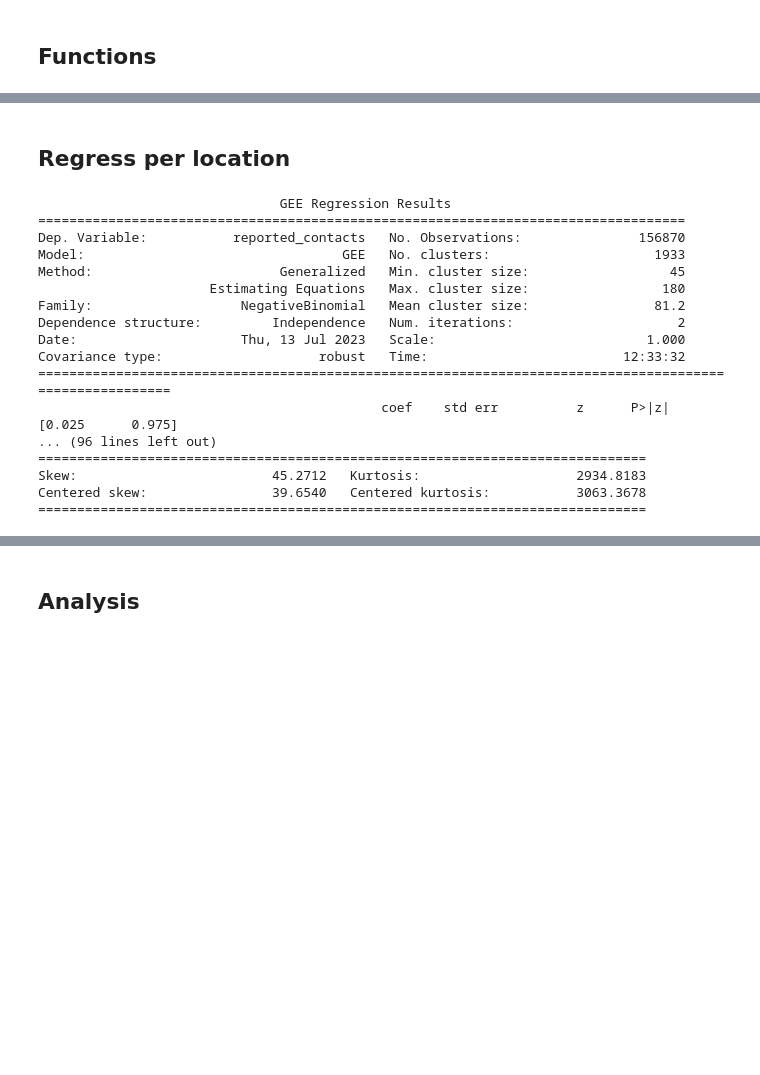
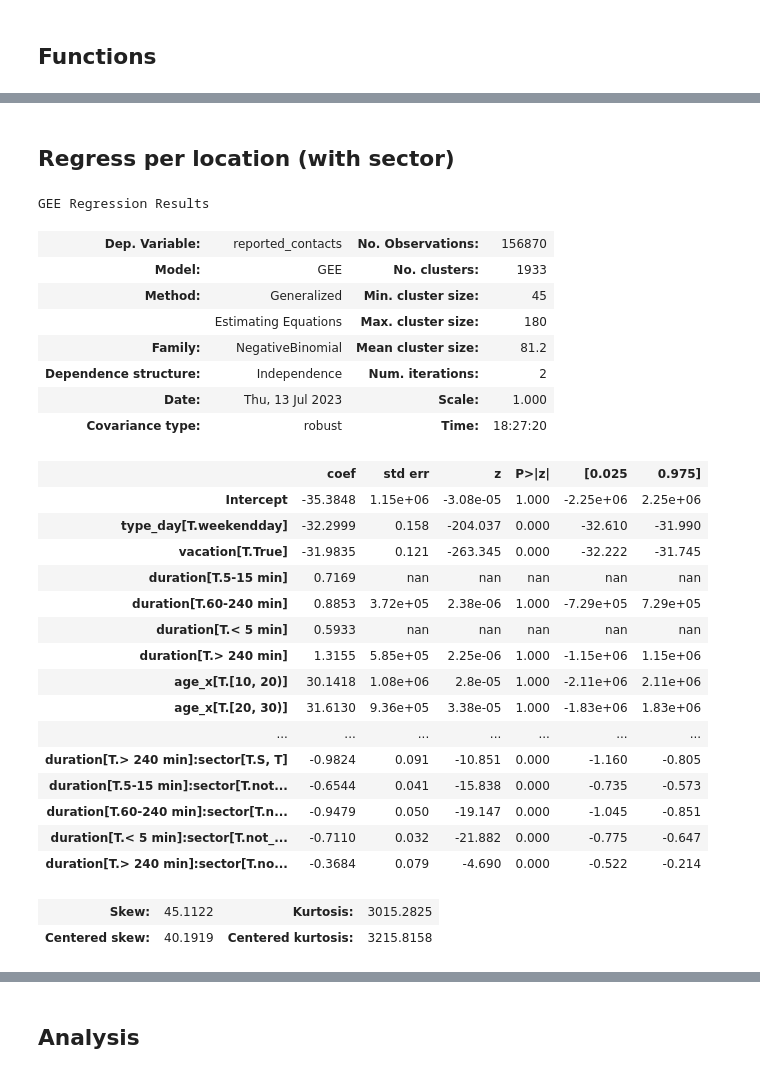
Before and after one commit to twallema/pyIEEM, a Jupyter notebook: data/raw/epi/contacts/matrices/FR/format_contacts.ipynb, the cells around one changed output, grey strips where cells are left out. Cells and saved outputs as stored; diff of their text form; code cells hidden in the pictures; blank space fills up the shorter version.

```diff
--- a/data/raw/epi/contacts/matrices/FR/format_contacts.ipynb
+++ b/data/raw/epi/contacts/matrices/FR/format_contacts.ipynb
@@ -153,17 +211,13 @@ plt.close()
 # %% [markdown]
-## Regress per location
+## Regress per location (with sector)
 # %%
 location = 'SPC'
 
+pure_effects = 'reported_contacts ~ type_day + vacation + duration + age_x + age_y + sex + professional_situation +'
+mixed_effects = 'age_x*age_y + type_day*vacation + duration*type_day + duration*vacation + duration*age_x + '
 formula = {
-    'home': 'reported_contacts ~ type_day + vacation + duration + age_x + age_y + age_x*age_y + sex + household_size',
-    'school': 'reported_contacts ~ type_day + vacation + duration + age_x + age_y + age_x*age_y + class_size',
-    'leisure_public': 'reported_contacts ~ type_day + vacation + duration + age_x + age_y + age_x*age_y + professional_situation',
-    'leisure_private': 'reported_contacts ~ type_day + vacation + duration + age_x + age_y + age_x*age_y + professional_situation',
-    'transport': 'reported_contacts ~ type_day + vacation + duration + age_x + age_y + age_x*age_y + sex + professional_situation',
-    'work_indoor': 'reported_contacts ~ type_day + vacation + duration + age_x + age_y + age_x*age_y + professional_situation + sector',
-    'work_leisure_outdoor': 'reported_contacts ~ type_day + vacation + duration + age_x + age_y + age_x*age_y + sex + professional_situation + sector',
-    'SPC': 'reported_contacts ~ duration + age_x + age_y + age_x*age_y + sector',
+    'work_indoor': pure_effects + mixed_effects + 'sector + duration*sector + type_day*sector + vacation*sector',
+    'SPC': pure_effects + mixed_effects + 'sector + duration*sector',
 }
 
 # slice data
@@ -174,7 +228,6 @@ fam = sm.families.NegativeBinomial()
 ind = sm.cov_struct.Independence()
 mod = smf.gee(formula[location], "ID", data, cov_struct=ind, family=fam)
 res = mod.fit()
-print(res.summary())
 
 # model fit
 data['predicted_contacts'] = res.predict()
@@ -192,23 +245,35 @@ desired_df = pd.Series(index=pd.MultiIndex.from_product(iterables, names=names),
 
 # data post GEE
 data_GEE = data['predicted_contacts'].combine_first(desired_df)
-# %% [output]
-                               GEE Regression Results
-===================================================================================
-Dep. Variable:           reported_contacts   No. Observations:               156870
-Model:                                 GEE   No. clusters:                     1933
-Method:                        Generalized   Min. cluster size:                  45
-                      Estimating Equations   Max. cluster size:                 180
-Family:                   NegativeBinomial   Mean cluster size:                81.2
-Dependence structure:         Independence   Num. iterations:                     2
-Date:                     Thu, 13 Jul 2023   Scale:                           1.000
-Covariance type:                    robust   Time:                         12:33:32
-=========================================================================================================
-                                            coef    std err          z      P>|z|      [0.025      0.975]
-... (96 lines left out)
-==============================================================================
-Skew:                         45.2712   Kurtosis:                    2934.8183
-Centered skew:                39.6540   Centered kurtosis:           3063.3678
-==============================================================================
+# %%
+res.summary()
+# %% [output]
+GEE Regression Results
+| Dep. Variable: | reported_contacts | No. Observations: | 156870 |
+| Model: | GEE | No. clusters: | 1933 |
+| Method: | Generalized | Min. cluster size: | 45 |
+|  | Estimating Equations | Max. cluster size: | 180 |
+| Family: | NegativeBinomial | Mean cluster size: | 81.2 |
+| Dependence structure: | Independence | Num. iterations: | 2 |
+| Date: | Thu, 13 Jul 2023 | Scale: | 1.000 |
+| Covariance type: | robust | Time: | 18:27:20 |
+|  | coef | std err | z | P>|z| | [0.025 | 0.975] |
+| Intercept | -35.3848 | 1.15e+06 | -3.08e-05 | 1.000 | -2.25e+06 | 2.25e+06 |
+| type_day[T.weekendday] | -32.2999 | 0.158 | -204.037 | 0.000 | -32.610 | -31.990 |
+| vacation[T.True] | -31.9835 | 0.121 | -263.345 | 0.000 | -32.222 | -31.745 |
+| duration[T.5-15 min] | 0.7169 | nan | nan | nan | nan | nan |
+| duration[T.60-240 min] | 0.8853 | 3.72e+05 | 2.38e-06 | 1.000 | -7.29e+05 | 7.29e+05 |
+| duration[T.< 5 min] | 0.5933 | nan | nan | nan | nan | nan |
+| duration[T.> 240 min] | 1.3155 | 5.85e+05 | 2.25e-06 | 1.000 | -1.15e+06 | 1.15e+06 |
+| age_x[T.[10, 20)] | 30.1418 | 1.08e+06 | 2.8e-05 | 1.000 | -2.11e+06 | 2.11e+06 |
+| age_x[T.[20, 30)] | 31.6130 | 9.36e+05 | 3.38e-05 | 1.000 | -1.83e+06 | 1.83e+06 |
+| ... | ... | ... | ... | ... | ... | ... |
+| duration[T.> 240 min]:sector[T.S, T] | -0.9824 | 0.091 | -10.851 | 0.000 | -1.160 | -0.805 |
+| duration[T.5-15 min]:sector[T.not... | -0.6544 | 0.041 | -15.838 | 0.000 | -0.735 | -0.573 |
+| duration[T.60-240 min]:sector[T.n... | -0.9479 | 0.050 | -19.147 | 0.000 | -1.045 | -0.851 |
+| duration[T.< 5 min]:sector[T.not_... | -0.7110 | 0.032 | -21.882 | 0.000 | -0.775 | -0.647 |
+| duration[T.> 240 min]:sector[T.no... | -0.3684 | 0.079 | -4.690 | 0.000 | -0.522 | -0.214 |
+| Skew: | 45.1122 | Kurtosis: | 3015.2825 |
+| Centered skew: | 40.1919 | Centered kurtosis: | 3215.8158 |
 # %%
 # visualize result
```
Also changed, not shown: parts of 8 cells of this notebook.
